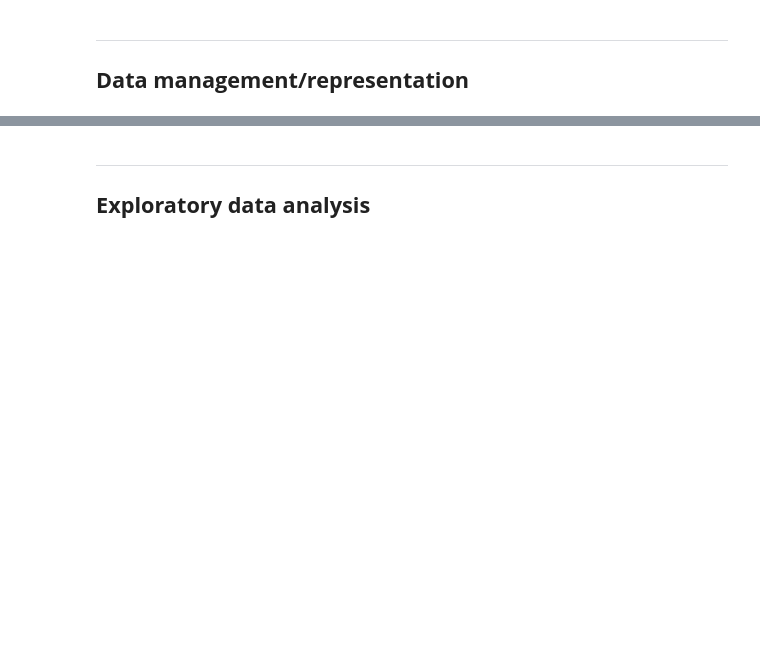
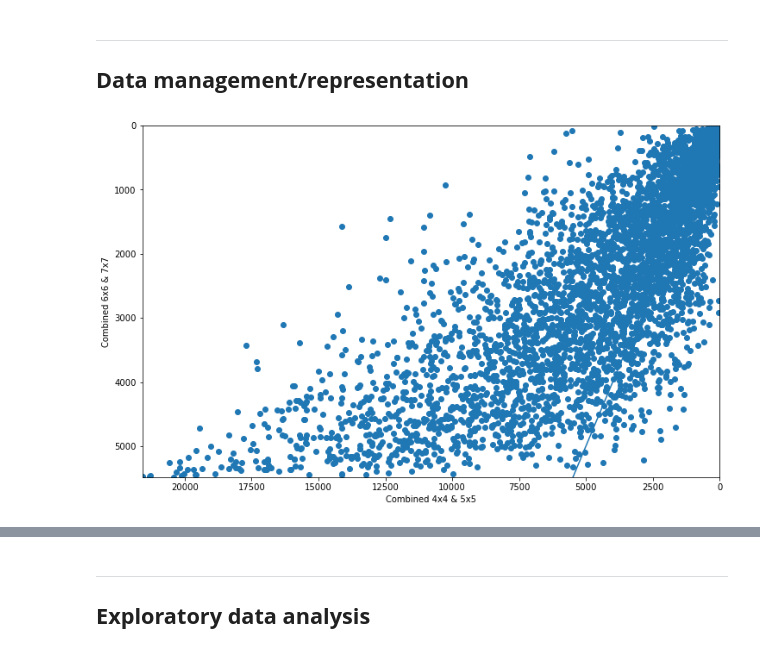
Before and after one commit to chanoepark/CMSC320FinalProj, a Jupyter notebook: CMSC320FinalProj_ParkEllis.ipynb, the cells around one changed output, grey strips where cells are left out. Cells and saved outputs as stored; diff of their text form; code cells hidden in the pictures; blank space fills up the shorter version.

Commit message:
Created plots

```diff
--- a/CMSC320FinalProj_ParkEllis.ipynb
+++ b/CMSC320FinalProj_ParkEllis.ipynb
@@ -88,3 +88,24 @@ df_grouped
 # %% [markdown]
 ***
 ## **Data management/representation**
+# %%
+import matplotlib.pyplot as plt
+
+df_shuffled = df_grouped.sample(frac=1).reset_index(drop=True)
+combined_45 = (df_shuffled['worldRank_4'] + df_shuffled['worldRank_5']) / 2
+combined_67 = (df_shuffled['worldRank_6'] + df_shuffled['worldRank_7']) / 2
+
+plt.rcParams["figure.figsize"] = (12,7.5)
+
+# now plot both limits against eachother
+x = combined_45[:]
+y = combined_67[:]
+plt.scatter(x, y)
+plt.xlim(max(x), 0)
+plt.ylim(max(y), 0)
+plt.plot([max(x), 0], [max(x), 0]) # plots line y = x
+plt.xlabel('Combined 4x4 & 5x5')
+plt.ylabel('Combined 6x6 & 7x7')
+plt.show()
+# %% [output]
+[figure, added]
```
Also changed, not shown: parts of 2 cells of this notebook, 1 other file.
